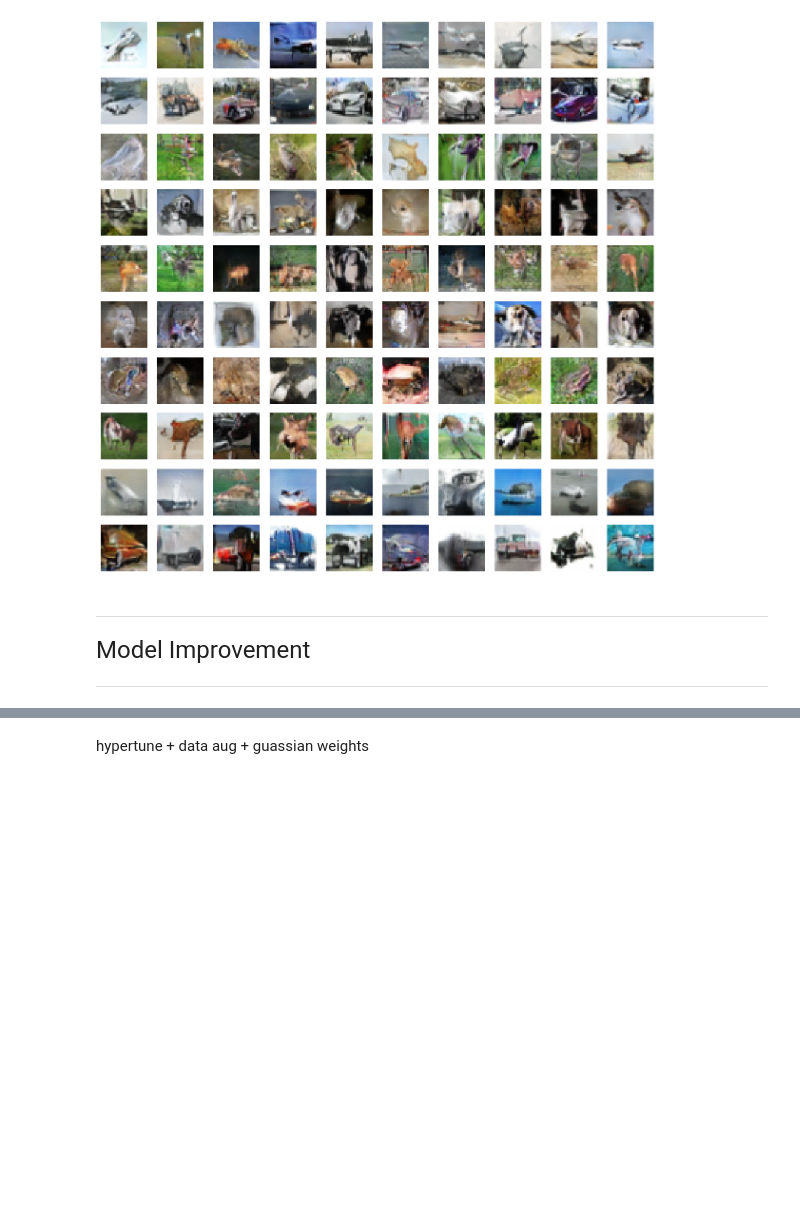
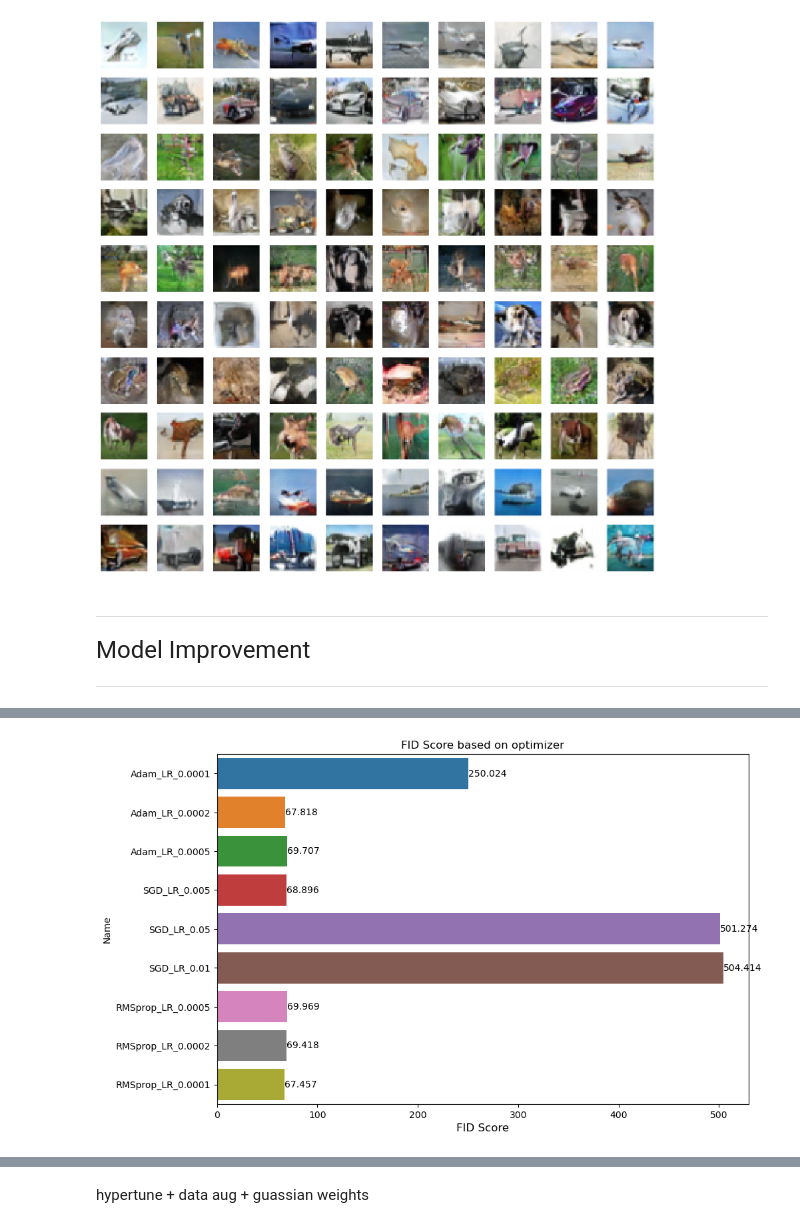
Before and after one commit to derpflections/DELE_CIFAR_DQN, a Jupyter notebook: GAN/index_GAN.ipynb, the cells around one changed output, grey strips where cells are left out. Cells and saved outputs as stored; diff of their text form; code cells hidden in the pictures; blank space fills up the shorter version.

```diff
--- a/GAN/index_GAN.ipynb
+++ b/GAN/index_GAN.ipynb
@@ -1630,0 +1630,16 @@ Epoch 19/30
+# %%
+copy_arr = output_fid_list
+
+name_list = [
+    'Adam_LR_0.0001',
+    'Adam_LR_0.0002',
+    'Adam_LR_0.0005',
+    'SGD_LR_0.005',
+    'SGD_LR_0.05',
+    'SGD_LR_0.01',
+    'RMSprop_LR_0.0005',
+    'RMSprop_LR_0.0002',
+    'RMSprop_LR_0.0001'
+]
+
+copy_arr
@@ -1630,0 +1656,17 @@ Epoch 19/30
+# %%
+import pandas as pd
+
+data = {'Name': name_list, 'Value': copy_arr}
+df = pd.DataFrame(data)
+plt.figure(figsize=(10,6)) # Optional: Set figure size
+chart = sns.barplot(x='Value', y='Name', data=df)
+chart.set_xlabel('FID Score', fontdict={'size': 12})
+plt.tight_layout()
+
+for index, value in enumerate(copy_arr):
+    plt.text(value, index, round(value,3), color='black', va='center')
+
+plt.title('FID Score based on optimizer') # Optional: Set title
+plt.show()
+# %% [output]
+[figure, added]
```
Also changed, not shown: parts of 4 cells of this notebook.
